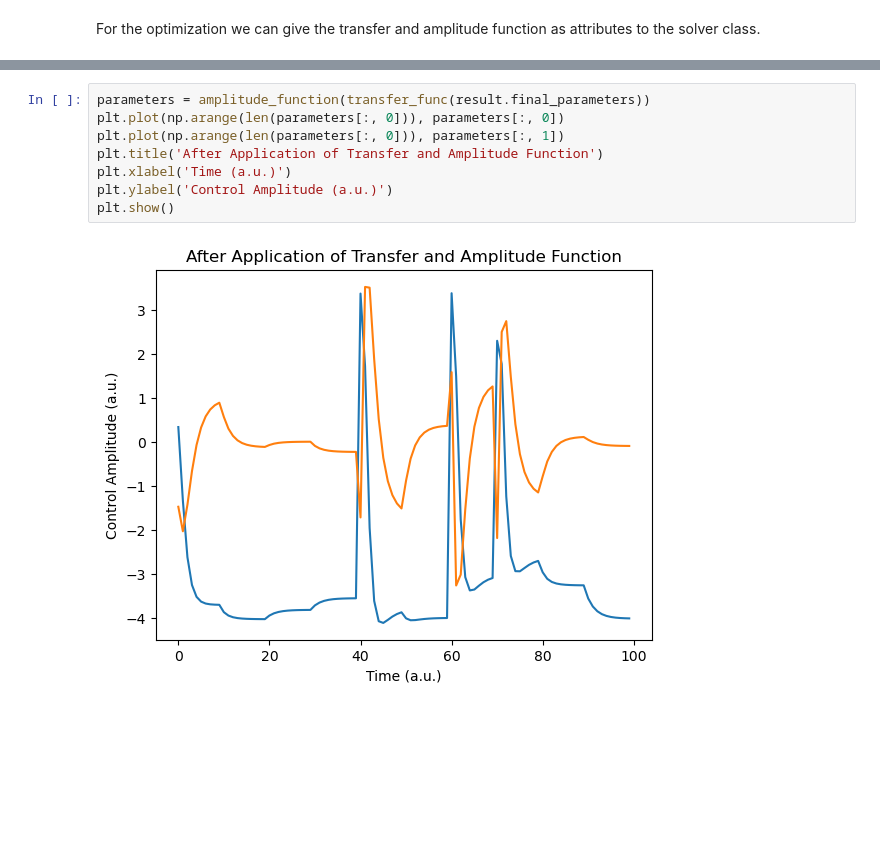
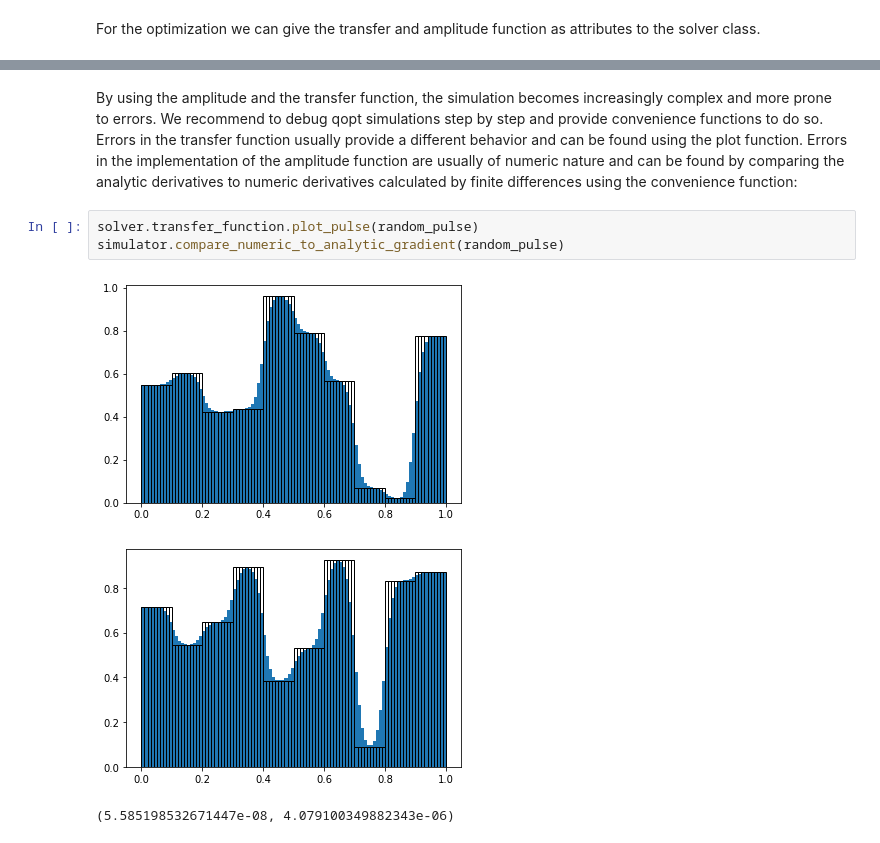
Before and after one commit to qutech/qopt, a Jupyter notebook: doc/source/qopt_features/pulse_parameterization.ipynb, the cells around one changed output, grey strips where cells are left out. Drawn from its saved outputs; the diff is of its cells as text; blank space fills up the shorter version.

```diff
--- a/doc/source/qopt_features/pulse_parameterization.ipynb
+++ b/doc/source/qopt_features/pulse_parameterization.ipynb
@@ -199,10 +155,9 @@ And the optimized control amplitudes are:
-# %%
-parameters = amplitude_function(transfer_func(result.final_parameters))
-plt.plot(np.arange(len(parameters[:, 0])), parameters[:, 0])
-plt.plot(np.arange(len(parameters[:, 0])), parameters[:, 1])
-plt.title('After Application of Transfer and Amplitude Function')
-plt.xlabel('Time (a.u.)')
-plt.ylabel('Control Amplitude (a.u.)')
-plt.show()
-# %% [output]
-[figure, removed]
+# %% [markdown]
+By using the amplitude and the transfer function, the simulation becomes increasingly complex and more prone to errors. We recommend to debug qopt simulations step by step and provide convenience functions to do so. Errors in the transfer function usually provide a different behavior and can be found using the plot function. Errors in the implementation of the amplitude function are usually of numeric nature and can be found by comparing the analytic derivatives to numeric derivatives calculated by finite differences using the convenience function:
+# %%
+solver.transfer_function.plot_pulse(random_pulse)
+simulator.compare_numeric_to_analytic_gradient(random_pulse)
+# %% [output]
+[figure, added]
+[figure, added]
+(5.585198532671447e-08, 4.079100349882343e-06)
```
Also changed, not shown: parts of 13 cells of this notebook, 9 other files.
